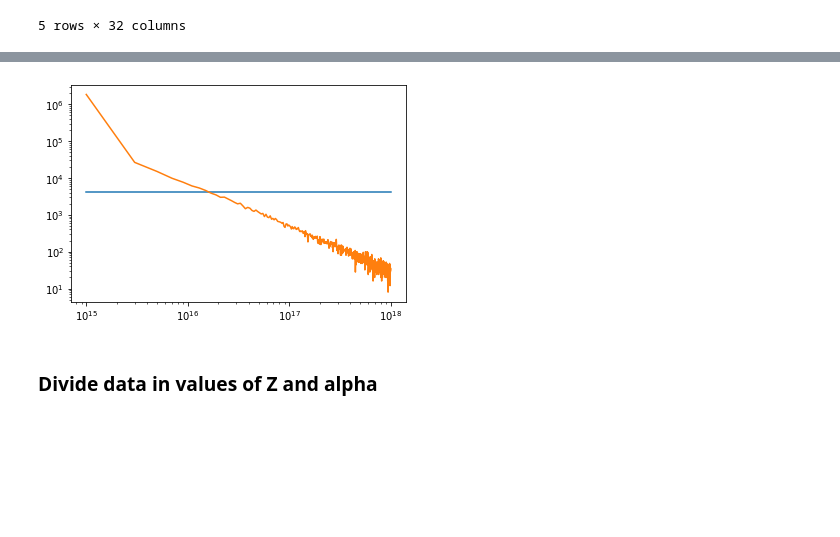
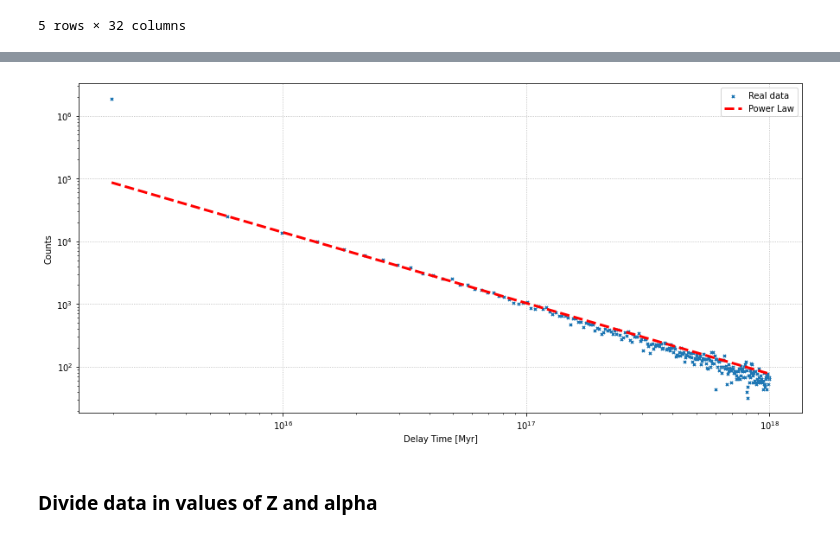
Before and after one commit to Bahadoram/Delay-Time-Dist.-of-Compact-Binary-Objects, a Jupyter notebook: distribution_fitting.ipynb, the cells around one changed output, grey strips where cells are left out. Cells and saved outputs as stored; diff of their text form; code cells hidden in the pictures; blank space fills up the shorter version.

```diff
--- a/distribution_fitting.ipynb
+++ b/distribution_fitting.ipynb
@@ -63,17 +64,27 @@ Text(1.5e+24, 1000.0, '???')
-# %%
-def expo(x, λ):
-    return λ * np.exp(-λ*x)
-
-def power_law(x, m, b):
-    return x ** m * 10 ** b
-
-popt, pcov = curve_fit(power_law, bin_centers, entries, p0=(1e-15, 10), maxfev=200000)
-plt.plot(bin_centers, power_law(bin_centers, popt[0], popt[1]))
-plt.plot(bin_centers, entries)
-plt.yscale('log')
-plt.xscale('log')
-# %% [output]
-[figure, removed]
+# %%
+def power_law(x, a, b):
+    return x ** a * 10 ** b
+
+fig, ax = plt.subplots(figsize=(15,7))
+
+# removing the first point from the fit
+popt, pcov = curve_fit(power_law, bin_centers[bin_centers>5e15], entries[bin_centers>5e15], p0=(.005, 18))
+
+ax.scatter(bin_centers, entries, s=10, marker='x', label='Real data')
+ax.plot(bin_centers, power_law(bin_centers, popt[0], popt[1]), 'r--', lw=3, label='Power Law')
+
+ax.set_yscale('log')
+ax.set_xscale('log')
+
+ax.set_xlabel('Delay Time [Myr]')
+ax.set_ylabel('Counts')
+
+ax.grid(ls='dotted')
+ax.legend(loc='upper right')
+
+plt.show()
+# %% [output]
+[figure, added]
 # %% [markdown]
 ### Divide data in values of Z and alpha
 # %%
```
Also changed, not shown: parts of 6 cells of this notebook.
